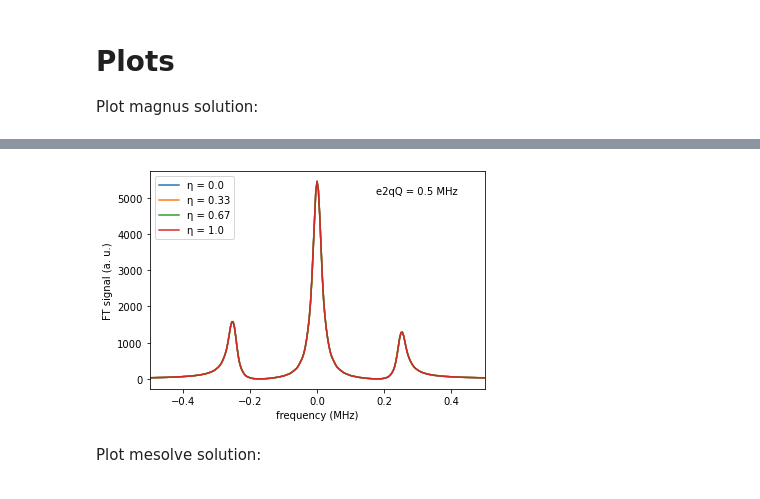
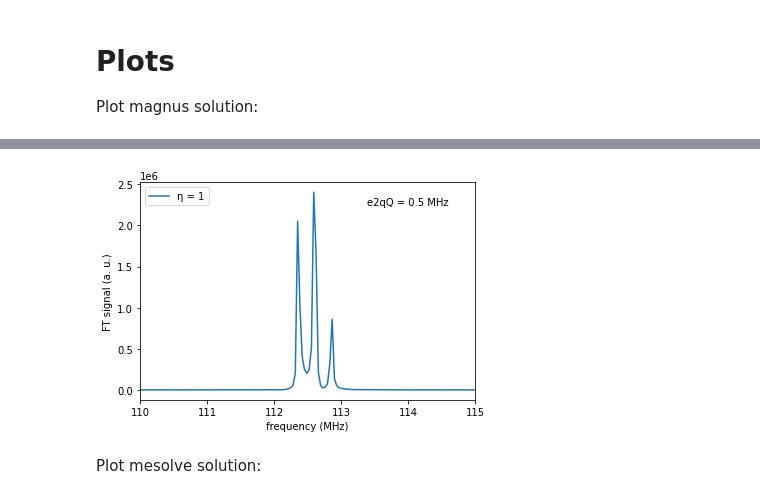
Before and after one commit to vemiBGH/PULSEE, a Jupyter notebook: demos/sim_vesna_nb_quad.ipynb, the cells around one changed output, grey strips where cells are left out. Drawn from its saved outputs; the diff is of its cells as text; code cells hidden in the pictures.

Commit message:
feat: options evolve param

```diff
--- a/demos/sim_vesna_nb_quad.ipynb
+++ b/demos/sim_vesna_nb_quad.ipynb
@@ -22,7 +22,8 @@ zeem_par = {'field magnitude' : b0,
 			'theta_z' : 0,
 			'phi_z' : 0}
 # %%
-etas = np.linspace(0, 1, 4)
+# etas = np.linspace(0, 1, 4)
+etas = [1]
 # %% [markdown]
 # Simulation
 Define simulation code which we will run with different solvers:
@@ -41,27 +42,27 @@ def simulate(solver):
 
         b1 = 1e-2 * b0
 
-        mode = pd.DataFrame([(2 * np.pi * gr * b0, 2 * b1, 0., math.pi/2, 0)],
+        mode = pd.DataFrame([(gr * b0, b1, 0., math.pi/2, 0)],
                             columns=['frequency', 'amplitude', 'phase', 'theta_p', 'phi_p'])
 
         RRF_par = {'nu_RRF': 2 * np.pi * gr * b0,
                     'theta_RRF': math.pi,
                     'phi_RRF': 0.}
 
-#         dm_initial = Qobj([[1, 0, 0, 0], [0, 0, 0, 0], [0, 0, 0, 0], [0, 0, 0, 0]])
         spin, h_unperturbed, dm_initial = nuclear_system_setup(spin_par, quad_par=quad_par,
                                             zeem_par=zeem_par, initial_state='canonical')
-
+        print(np.round(dm_initial.full(), 3))
+        opts = Options(atol=1e-10, rtol=1e-10, rhs_reuse=False, nsteps=3000)
         dm_evolved = evolve(spin, h_unperturbed, dm_initial, solver=solver, \
-                            mode=mode, pulse_time=1 / (4 * gr * b1), \
-                            picture='IP', n_points=10)
-
-        t, FID = FID_signal(spin, h_unperturbed, dm_evolved, acquisition_time=50, \
-                T2=10, reference_frequency=gr*b0, n_points=10)
+                            mode=mode, pulse_time=2 * np.pi, \
+                            picture='IP', n_points=10, opts=opts)
+        print(np.round(dm_evolved.full(), 3))
+        t, FID = FID_signal(spin, h_unperturbed, dm_evolved, acquisition_time=25, \
+                            T2=10, reference_frequency=0, n_points=500)
 
 
         f, ft = fourier_transform_signal(FID, t, padding=10)
-        fts.append([eta, f, ft])
+        fts.append([eta, f, ft, t, FID])
     return fts
 # %% [markdown]
 Run simulations with Magnus solver and QuTiP's [master equation solver](https://qutip.org/docs/latest/modules/qutip/mesolve.html#mesolve):
@@ -148,3 +127,10 @@ for eta in etas:
 # %% [markdown]
 # Plots
 Plot magnus solution:
+# %%
+fig, ax = plt.subplots()
+for eta, f, ft, t, fid in fts_magnus:
+	plt.plot(t, fid)
+
+# ax.set_xlim(0, 0.2)
+fig.show()
@@ -151,16 +139,16 @@ Plot magnus solution:
 # %%
 fig, ax = plt.subplots()
-for eta, f, ft in fts_magnus:
-    plt.xlim(-0.5,0.5)
+for eta, f, ft, t, fid in fts_magnus:
     plt.plot(f, np.absolute(ft)**2, label="\N{GREEK SMALL LETTER ETA} = " + str(np.round(eta, 2)))
 
+plt.xlim(110, 115)
 plt.figtext(.65, .8, 'e2qQ = ' + str(np.round(e2qQ, 3)) + ' MHz')
 plt.legend(loc='upper left')
 plt.xlabel("frequency (MHz)")
 plt.ylabel("FT signal (a. u.)")
 
 plt.show()
 # %% [output]
-[figure, old version]
+[figure, new version]
 # %% [markdown]
 Plot mesolve solution:
```
Also changed, not shown: parts of 7 cells of this notebook, 7 other files.
